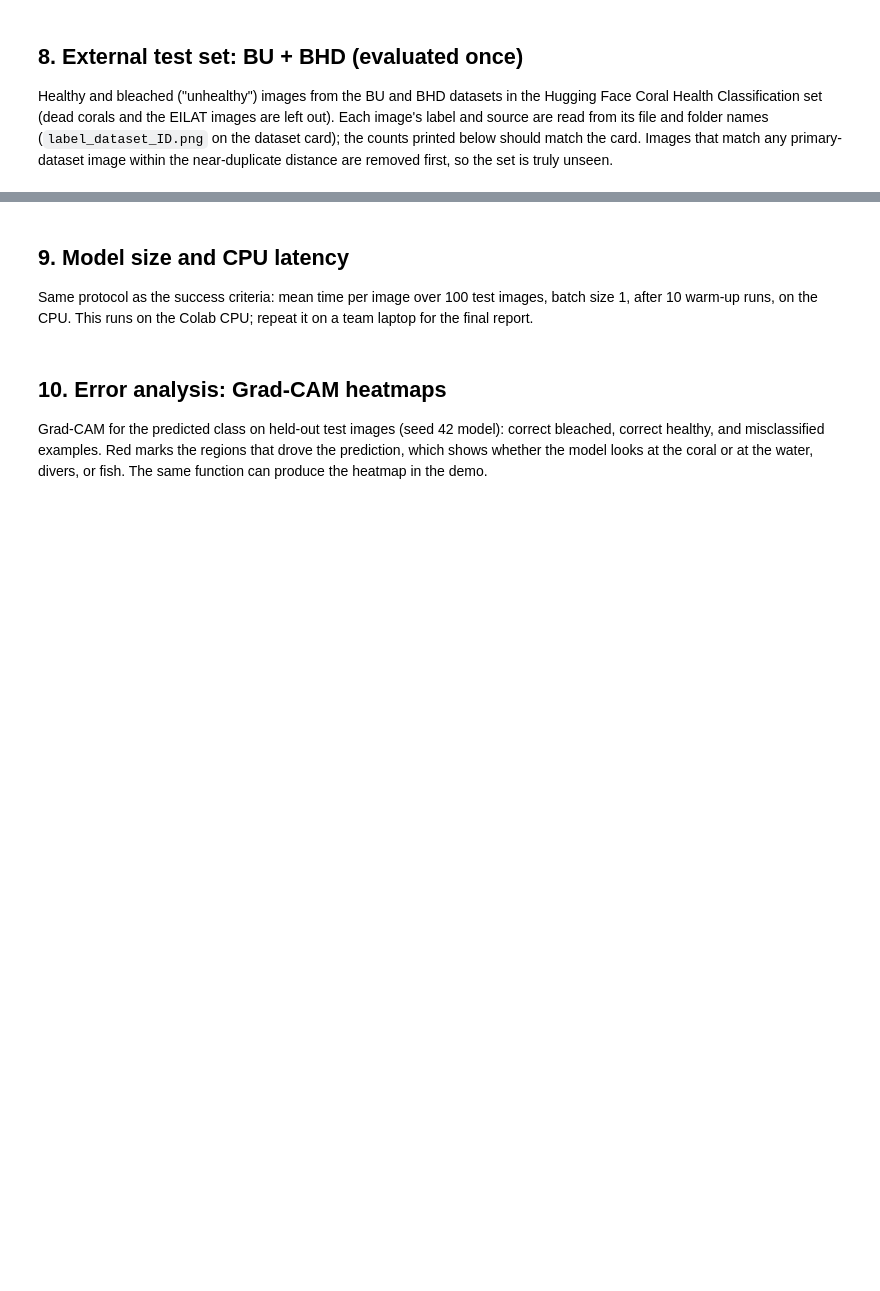
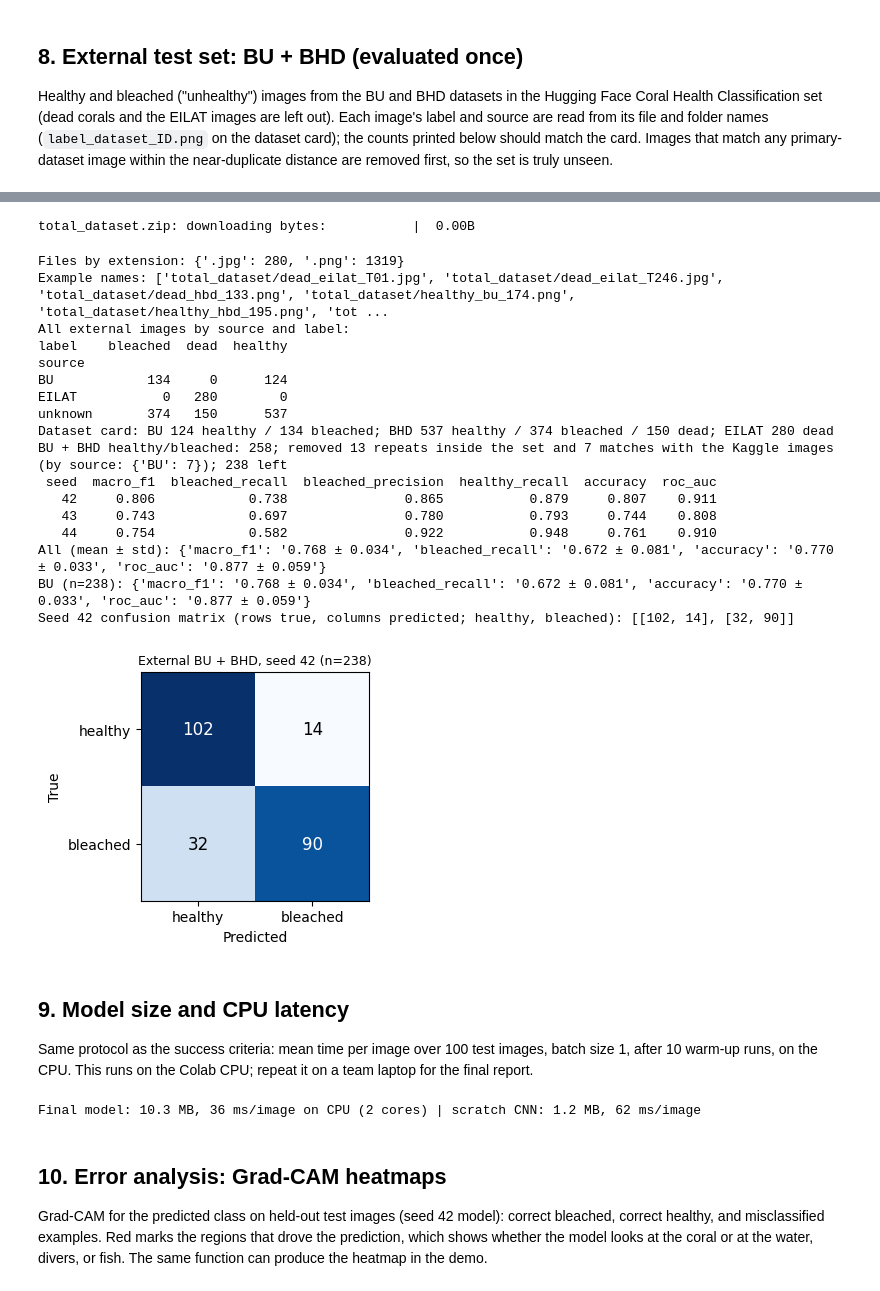
Before and after one commit to areslou/cpecog2-coral-bleaching, a Jupyter notebook: notebooks/Group2_Coral_Run2.ipynb, the cells around one changed output, grey strips where cells are left out. Saved outputs shown, nothing was run; the diff lists cells and outputs as text; code cells hidden in the pictures; blank space fills up the shorter version.

```diff
--- a/notebooks/Group2_Coral_Run2.ipynb
+++ b/notebooks/Group2_Coral_Run2.ipynb
@@ -515,7 +625,7 @@ try:
         elif "healthy" in s or "unbleach" in s: lab = "healthy"
         elif "dead" in s: lab = "dead"
         else: lab = None
-        src = "BHD" if ("bhd" in s or "hbd" in s) else "EILAT" if "eilat" in s else "BU" if re.search(r"(?<![a-z])bu(?![a-z])", s) else None
+        src = "BHD" if "bhd" in s else "EILAT" if "eilat" in s else "BU" if re.search(r"(?<![a-z])bu(?![a-z])", s) else None
         return lab, src
 
     img_exts = tuple(set(exts) | {".tif", ".tiff"})
@@ -566,3 +676,4 @@ try:
     plot_cm(CM_EXT, f"External BU + BHD, seed {FINAL_SEEDS[0]} (n={len(y_ex)})", os.path.join(OUT, "external_confusion_matrix.png"))
 except Exception as e:
     print("External test skipped:", repr(e))
+# %% [output]
@@ -569,3 +682,22 @@ except Exception as e:
+total_dataset.zip: downloading bytes:           |  0.00B
+Files by extension: {'.jpg': 280, '.png': 1319}
+Example names: ['total_dataset/dead_eilat_T01.jpg', 'total_dataset/dead_eilat_T246.jpg', 'total_dataset/dead_hbd_133.png', 'total_dataset/healthy_bu_174.png', 'total_dataset/healthy_hbd_195.png', 'tot ...
+All external images by source and label:
+label    bleached  dead  healthy
+source
+BU            134     0      124
+EILAT           0   280        0
+unknown       374   150      537
+Dataset card: BU 124 healthy / 134 bleached; BHD 537 healthy / 374 bleached / 150 dead; EILAT 280 dead
+BU + BHD healthy/bleached: 258; removed 13 repeats inside the set and 7 matches with the Kaggle images (by source: {'BU': 7}); 238 left
+ seed  macro_f1  bleached_recall  bleached_precision  healthy_recall  accuracy  roc_auc
+   42     0.806            0.738               0.865           0.879     0.807    0.911
+   43     0.743            0.697               0.780           0.793     0.744    0.808
+   44     0.754            0.582               0.922           0.948     0.761    0.910
+All (mean ± std): {'macro_f1': '0.768 ± 0.034', 'bleached_recall': '0.672 ± 0.081', 'accuracy': '0.770 ± 0.033', 'roc_auc': '0.877 ± 0.059'}
+BU (n=238): {'macro_f1': '0.768 ± 0.034', 'bleached_recall': '0.672 ± 0.081', 'accuracy': '0.770 ± 0.033', 'roc_auc': '0.877 ± 0.059'}
+Seed 42 confusion matrix (rows true, columns predicted; healthy, bleached): [[102, 14], [32, 90]]
+[figure, added]
 # %% [markdown]
 ## 9. Model size and CPU latency
 
@@ -605,6 +737,8 @@ CNN_SIZE_MB = os.path.getsize(CNN_PATH) / 1e6
 CNN_LAT_MS = cpu_latency_ms(torch_predict_one(copy.deepcopy(cnn).cpu().eval(), MEAN, STD), te_files)
 print(f"Final model: {SIZE_MB:.1f} MB, {LAT_MS:.0f} ms/image on CPU ({os.cpu_count()} cores) | "
       f"scratch CNN: {CNN_SIZE_MB:.1f} MB, {CNN_LAT_MS:.0f} ms/image")
+# %% [output]
+Final model: 10.3 MB, 36 ms/image on CPU (2 cores) | scratch CNN: 1.2 MB, 62 ms/image
 # %% [markdown]
 ## 10. Error analysis: Grad-CAM heatmaps
 
```
Also changed, not shown: parts of 17 cells of this notebook.
